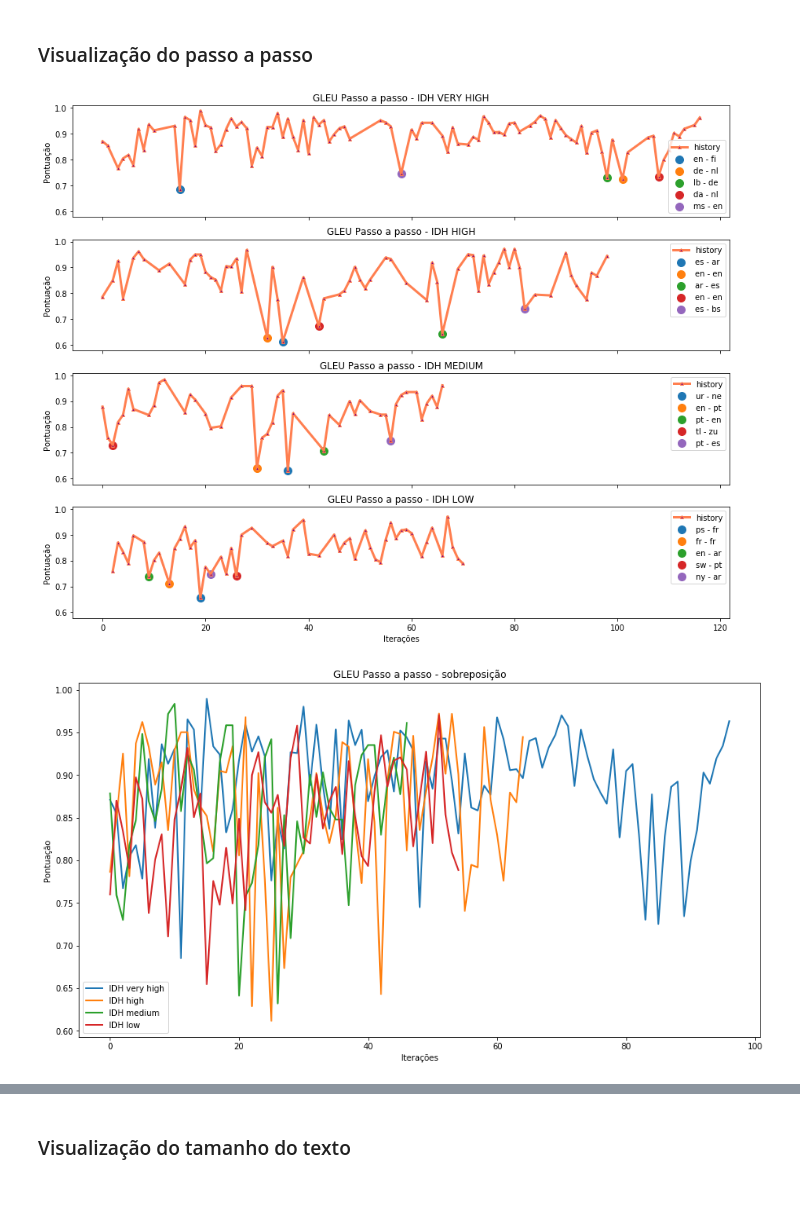
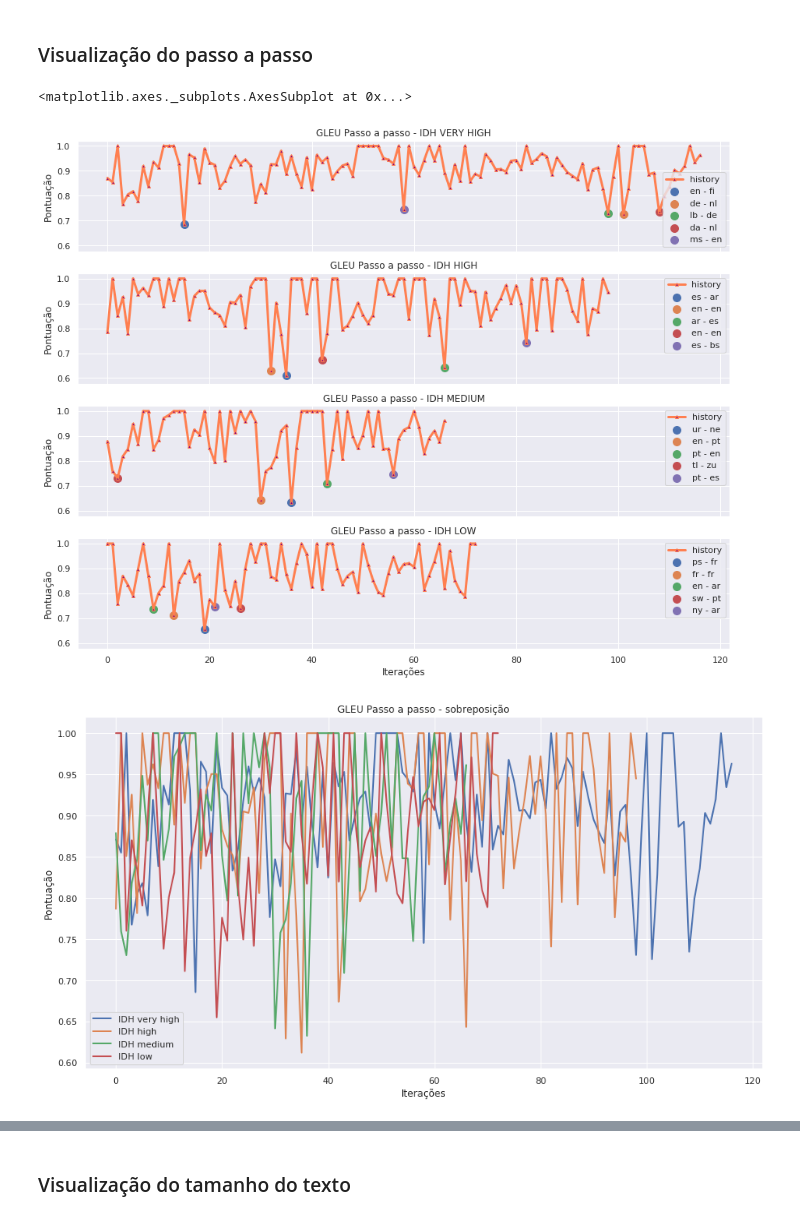
Before and after one commit to gecid-aia/babel, a Jupyter notebook: exploring_results.ipynb, the cells around one changed output, grey strips where cells are left out. Cells and saved outputs as stored; diff of their text form; code cells hidden in the pictures; blank space fills up the shorter version.

Commit message:
bug fixed on monitoring

```diff
--- a/exploring_results.ipynb
+++ b/exploring_results.ipynb
@@ -48,6 +51,10 @@ file.close()
 file = open('results/idh_low_2019_09_02_monit.json', 'r')
 base_low = json.load(file)
 file.close()
+
+file = open('results/idh_2019_09_12_monit.json', 'r')
+base_all = json.load(file)
+file.close()
 # %% [markdown]
 ### Adicionando funções para visualizar resultados
 # %%
@@ -106,6 +113,15 @@ def plotData2(ys, title, legends = None, ylabel = 'Pontuação'):
     plt.title(title)
     if legends is not None:
         plt.legend(legends)
+# %%
+def plotData3(y, title, legends = None, ylabel = 'Pontuação', linewidth = 3.5):
+    x = np.arange(len(y))
+    plt.plot(x, y, marker = '^', markerfacecolor = 'purple', linewidth = linewidth, markersize = 4, color = 'coral')
+    plt.ylabel(ylabel)
+    plt.xlabel('Iterações')
+    plt.title(title)
+    if legends is not None:
+        plt.legend(legends)
 # %% [markdown]
 ### Visualização do acumulado
 # %%
@@ -184,17 +214,10 @@ def papHistory(data, kind = 'GLEU'):
         score = 0
         if kind == 'GLEU':
             score = gleu.sentence_gleu([reference], hypothesis)
-            if score == 1.0:
-                continue
         elif kind == 'BLEU':
             score = bleu.sentence_bleu([reference], hypothesis)
-            if score == 1.0:
-                continue
         elif kind == 'WER':
             score = wer_score(hypothesis.split(), reference.split(), print_matrix = False)
-            if j > 0:
-                if score == hist[j-1]:
-                    continue
         else:
             print('ERRO: Kind not valid!')
             return -1
@@ -237,6 +260,7 @@ gleu_hist_very_high, x_vh = papHistory(base_very_high, 'GLEU')
 gleu_hist_high, x_h = papHistory(base_high, 'GLEU')
 gleu_hist_medium, x_m = papHistory(base_medium, 'GLEU')
 gleu_hist_low, x_l = papHistory(base_low, 'GLEU')
+gleu_hist_all, x_all = papHistory(base_all, 'GLEU')
 histories = [gleu_hist_very_high, gleu_hist_high, gleu_hist_medium, gleu_hist_low]
 
 f, axs = plt.subplots(4, 1, sharey = True, sharex = True, figsize=(15,12))
@@ -252,32 +276,63 @@ axs[0].legend(leg)
 plotData(gleu_hist_high, 'GLEU Passo a passo - IDH HIGH', axs[1],
          xlabel = False, x = x_h, linewidth = 3)
 
 x, y, leg = findOutliers(base_high, gleu_hist_high, x = x_h)
 leg.insert(0, 'history')
 for i in range(len(x)):
     axs[1].scatter(x[i], y[i], s = 100)
 axs[1].legend(leg)
 
 plotData(gleu_hist_medium, 'GLEU Passo a passo - IDH MEDIUM', axs[2], xlabel = False,
          x = x_m, linewidth = 3)
 
 x, y, leg = findOutliers(base_medium, gleu_hist_medium, x = x_m)
 leg.insert(0, 'history')
 for i in range(len(x)):
     axs[2].scatter(x[i], y[i], s = 100)
 axs[2].legend(leg)
 
 plotData(gleu_hist_low, 'GLEU Passo a passo - IDH LOW', axs[3], xlabel = True,
         x = x_l, linewidth = 3)
 
 x, y, leg = findOutliers(base_low, gleu_hist_low, x = x_l)
 leg.insert(0, 'history')
 for i in range(len(x)):
     axs[3].scatter(x[i], y[i], s = 100)
 axs[3].legend(leg)
 
 plt.figure(figsize=(15,8))
 plotData2(histories, 'GLEU Passo a passo - sobreposição', legends = ['IDH very high', 'IDH high', 'IDH medium', 'IDH low'])
+plt.figure(figsize=(15,8))
+plotData3(gleu_hist_all, 'GLEU Passo a passo - IDH', linewidth = 2.5)
+
+
+codes = []
+langs = []
+for i in range(len(base_all)):
+    codes.append(base_all[i]['Code'])
+    langs.append(base_all[i]['Language'])
+from_codes = []
+from_langs = []
+to_codes = []
+to_langs = []
+for i in range(len(codes)-1):
+    from_codes.append(codes[i])
+    to_codes.append(codes[i+1])
+    from_langs.append(langs[i])
+    to_langs.append(langs[i+1])
+
+all_df = pd.DataFrame({'GLEU': gleu_hist_all, 'From codes': from_codes, 'To codes': to_codes,
+          'From languages': from_langs, 'To languages': to_langs})
+
+plt.figure(figsize=(13.25,16))
+sns.set()
+ranks = all_df.groupby('From languages')['GLEU'].mean().sort_values(ascending = True)[::-1].index
+sns.boxplot(data = all_df, y = 'From languages', x = all_df['GLEU'], order = ranks)
+plt.figure(figsize=(13.25,16))
+sns.set()
+ranks = all_df.groupby('To languages')['GLEU'].mean().sort_values(ascending = True)[::-1].index
+sns.boxplot(data = all_df, y = 'To languages', x = all_df['GLEU'], order = ranks)
 # %% [output]
+<matplotlib.axes._subplots.AxesSubplot at 0x...>
-[figure, old version]
+[figure, new version]
-[figure, old version]
+[figure, new version]
```
Also changed, not shown: parts of 7 cells of this notebook, 6 other files.
